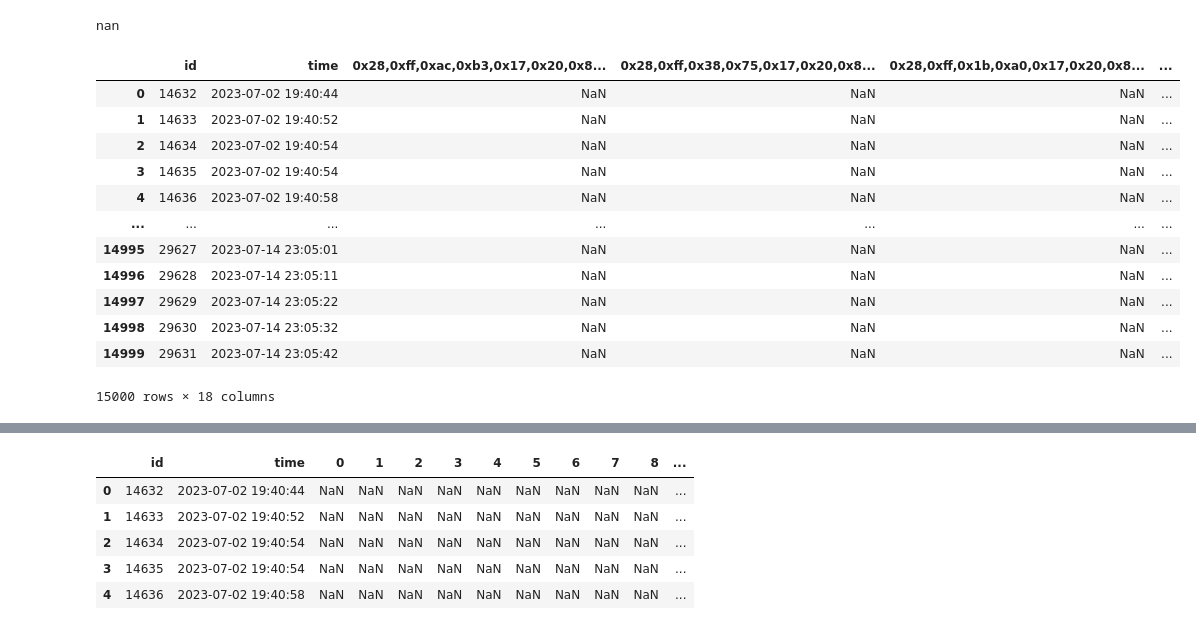
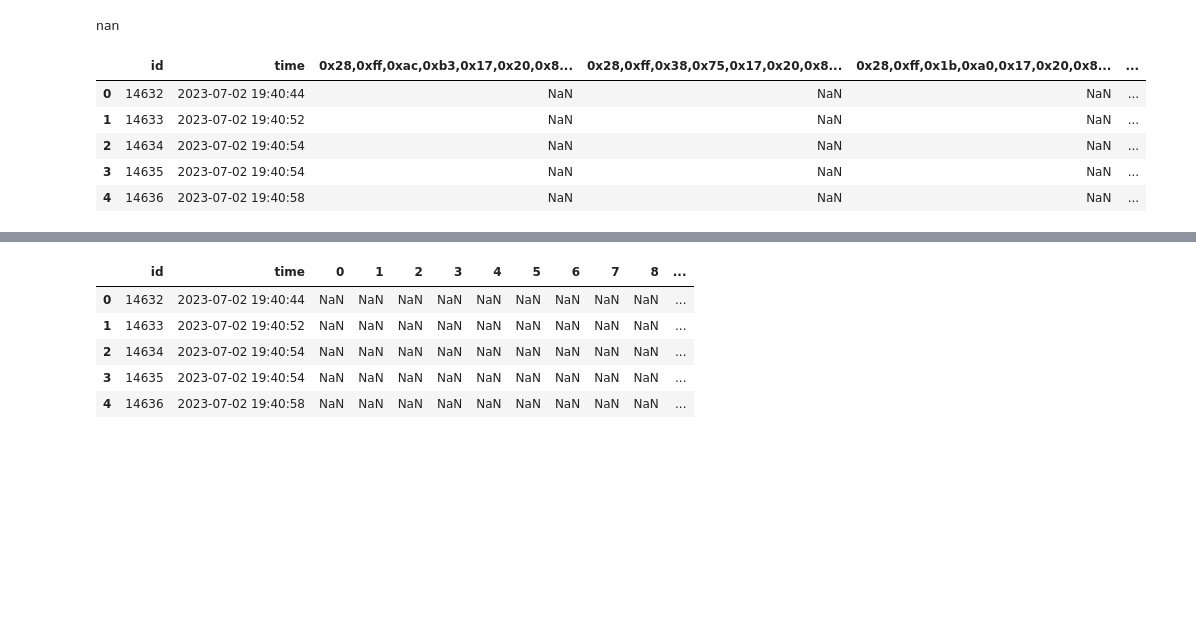
Before and after one commit to Tuyara-17/logger_ETL, a Jupyter notebook: json_xsl.ipynb, the cells around one changed output, grey strips where cells are left out. Cells and saved outputs as stored; diff of their text form; code cells hidden in the pictures; blank space fills up the shorter version.

```diff
--- a/json_xsl.ipynb
+++ b/json_xsl.ipynb
@@ -225,21 +218,14 @@ sensor_temperature(datchik1)
 # %% [output]
 nan
 # %%
-exp3
+exp3.head(5)
 # %% [output]
 |  | id | time | 0x28,0xff,0xac,0xb3,0x17,0x20,0x8... | 0x28,0xff,0x38,0x75,0x17,0x20,0x8... | 0x28,0xff,0x1b,0xa0,0x17,0x20,0x8... | ... |
 | 0 | 14632 | 2023-07-02 19:40:44 | NaN | NaN | NaN | ... |
 | 1 | 14633 | 2023-07-02 19:40:52 | NaN | NaN | NaN | ... |
 | 2 | 14634 | 2023-07-02 19:40:54 | NaN | NaN | NaN | ... |
 | 3 | 14635 | 2023-07-02 19:40:54 | NaN | NaN | NaN | ... |
 | 4 | 14636 | 2023-07-02 19:40:58 | NaN | NaN | NaN | ... |
-| ... | ... | ... | ... | ... | ... | ... |
-| 14995 | 29627 | 2023-07-14 23:05:01 | NaN | NaN | NaN | ... |
-| 14996 | 29628 | 2023-07-14 23:05:11 | NaN | NaN | NaN | ... |
-| 14997 | 29629 | 2023-07-14 23:05:22 | NaN | NaN | NaN | ... |
-| 14998 | 29630 | 2023-07-14 23:05:32 | NaN | NaN | NaN | ... |
-| 14999 | 29631 | 2023-07-14 23:05:42 | NaN | NaN | NaN | ... |
-15000 rows × 18 columns
 # %%
 exp3.info()
 # %% [output]
```
Also changed, not shown: parts of 8 cells of this notebook.
